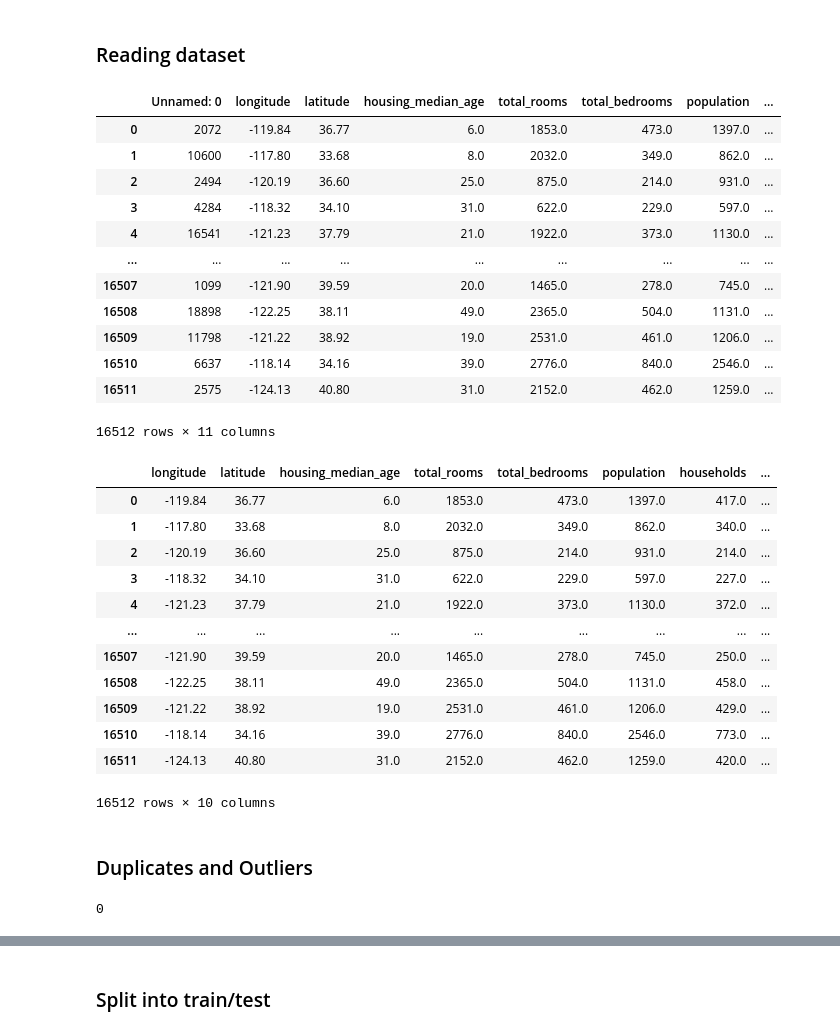
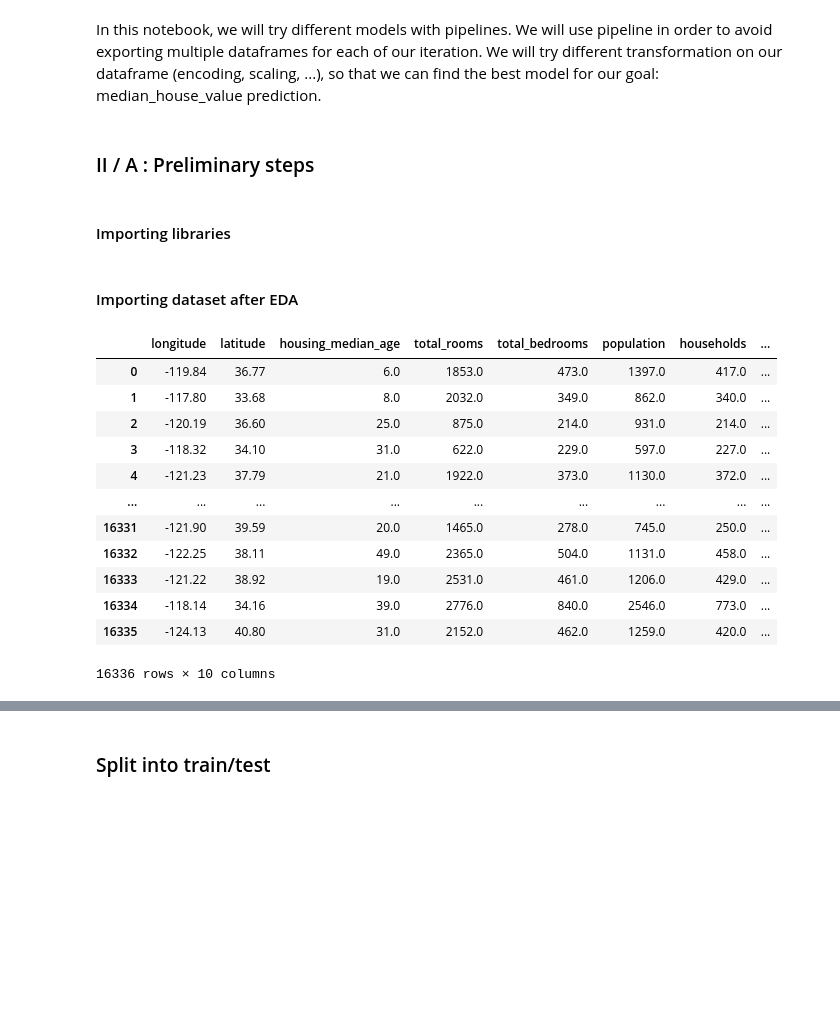
Before and after one commit to JonathanRaso/silicon_valley_immo_arturo, a Jupyter notebook: Testing_Notebook.ipynb, the cells around one changed output, grey strips where cells are left out. Drawn from its saved outputs; the diff is of its cells as text; code cells hidden in the pictures; blank space fills up the shorter version.

Commit message:
Cleaning notebook_eda and testing notebook.

```diff
--- a/Testing_Notebook.ipynb
+++ b/Testing_Notebook.ipynb
@@ -3,3 +5,9 @@
+# %% [markdown]
+In this notebook, we will try different models with pipelines. We will use pipeline in order to avoid exporting multiple dataframes for each of our iteration. We will try different transformation on our dataframe (encoding, scaling, ...), so that we can find the best model for our goal: median_house_value prediction.
+# %% [markdown]
+### II / A : Preliminary steps
+# %% [markdown]
+#### Importing libraries
 # %%
 import pandas as pd
 import numpy as np
@@ -17,45 +25,21 @@ from sklearn.neighbors import KNeighborsRegressor
 from sklearn.decomposition import PCA
 # %% [markdown]
-### Reading dataset
+#### Importing dataset after EDA
 # %%
-raw_df = pd.read_csv('data/4054a881-9509-4cc0-9501-1174d5bbf6fc.txt')
-raw_df
+# Reading dataframe
+model_df = pd.read_csv('data/eda_clean_df.csv')
+model_df
 # %% [output]
-|  | Unnamed: 0 | longitude | latitude | housing_median_age | total_rooms | total_bedrooms | population | ... |
-| 0 | 2072 | -119.84 | 36.77 | 6.0 | 1853.0 | 473.0 | 1397.0 | ... |
-| 1 | 10600 | -117.80 | 33.68 | 8.0 | 2032.0 | 349.0 | 862.0 | ... |
-| 2 | 2494 | -120.19 | 36.60 | 25.0 | 875.0 | 214.0 | 931.0 | ... |
-| 3 | 4284 | -118.32 | 34.10 | 31.0 | 622.0 | 229.0 | 597.0 | ... |
-| 4 | 16541 | -121.23 | 37.79 | 21.0 | 1922.0 | 373.0 | 1130.0 | ... |
+|  | longitude | latitude | housing_median_age | total_rooms | total_bedrooms | population | households | ... |
+| 0 | -119.84 | 36.77 | 6.0 | 1853.0 | 473.0 | 1397.0 | 417.0 | ... |
+| 1 | -117.80 | 33.68 | 8.0 | 2032.0 | 349.0 | 862.0 | 340.0 | ... |
+| 2 | -120.19 | 36.60 | 25.0 | 875.0 | 214.0 | 931.0 | 214.0 | ... |
+| 3 | -118.32 | 34.10 | 31.0 | 622.0 | 229.0 | 597.0 | 227.0 | ... |
+| 4 | -121.23 | 37.79 | 21.0 | 1922.0 | 373.0 | 1130.0 | 372.0 | ... |
 | ... | ... | ... | ... | ... | ... | ... | ... | ... |
-| 16507 | 1099 | -121.90 | 39.59 | 20.0 | 1465.0 | 278.0 | 745.0 | ... |
-| 16508 | 18898 | -122.25 | 38.11 | 49.0 | 2365.0 | 504.0 | 1131.0 | ... |
-| 16509 | 11798 | -121.22 | 38.92 | 19.0 | 2531.0 | 461.0 | 1206.0 | ... |
-| 16510 | 6637 | -118.14 | 34.16 | 39.0 | 2776.0 | 840.0 | 2546.0 | ... |
-| 16511 | 2575 | -124.13 | 40.80 | 31.0 | 2152.0 | 462.0 | 1259.0 | ... |
+| 16331 | -121.90 | 39.59 | 20.0 | 1465.0 | 278.0 | 745.0 | 250.0 | ... |
+| 16332 | -122.25 | 38.11 | 49.0 | 2365.0 | 504.0 | 1131.0 | 458.0 | ... |
+| 16333 | -121.22 | 38.92 | 19.0 | 2531.0 | 461.0 | 1206.0 | 429.0 | ... |
+| 16334 | -118.14 | 34.16 | 39.0 | 2776.0 | 840.0 | 2546.0 | 773.0 | ... |
+| 16335 | -124.13 | 40.80 | 31.0 | 2152.0 | 462.0 | 1259.0 | 420.0 | ... |
-16512 rows × 11 columns
+16336 rows × 10 columns
-# %%
-# We need to drop the column "unnamed O"
-clean_df = raw_df.drop('Unnamed: 0', axis=1)
-clean_df
-# %% [output]
-|  | longitude | latitude | housing_median_age | total_rooms | total_bedrooms | population | households | ... |
-| 0 | -119.84 | 36.77 | 6.0 | 1853.0 | 473.0 | 1397.0 | 417.0 | ... |
-| 1 | -117.80 | 33.68 | 8.0 | 2032.0 | 349.0 | 862.0 | 340.0 | ... |
-| 2 | -120.19 | 36.60 | 25.0 | 875.0 | 214.0 | 931.0 | 214.0 | ... |
-| 3 | -118.32 | 34.10 | 31.0 | 622.0 | 229.0 | 597.0 | 227.0 | ... |
-| 4 | -121.23 | 37.79 | 21.0 | 1922.0 | 373.0 | 1130.0 | 372.0 | ... |
-| ... | ... | ... | ... | ... | ... | ... | ... | ... |
-| 16507 | -121.90 | 39.59 | 20.0 | 1465.0 | 278.0 | 745.0 | 250.0 | ... |
-| 16508 | -122.25 | 38.11 | 49.0 | 2365.0 | 504.0 | 1131.0 | 458.0 | ... |
-| 16509 | -121.22 | 38.92 | 19.0 | 2531.0 | 461.0 | 1206.0 | 429.0 | ... |
-| 16510 | -118.14 | 34.16 | 39.0 | 2776.0 | 840.0 | 2546.0 | 773.0 | ... |
-| 16511 | -124.13 | 40.80 | 31.0 | 2152.0 | 462.0 | 1259.0 | 420.0 | ... |
-16512 rows × 10 columns
-# %% [markdown]
-### Duplicates and Outliers
-# %%
-# Duplicates
-clean_df.duplicated().sum()
-# %% [output]
-0
```
Also changed, not shown: parts of 16 cells of this notebook, 1 other file.
